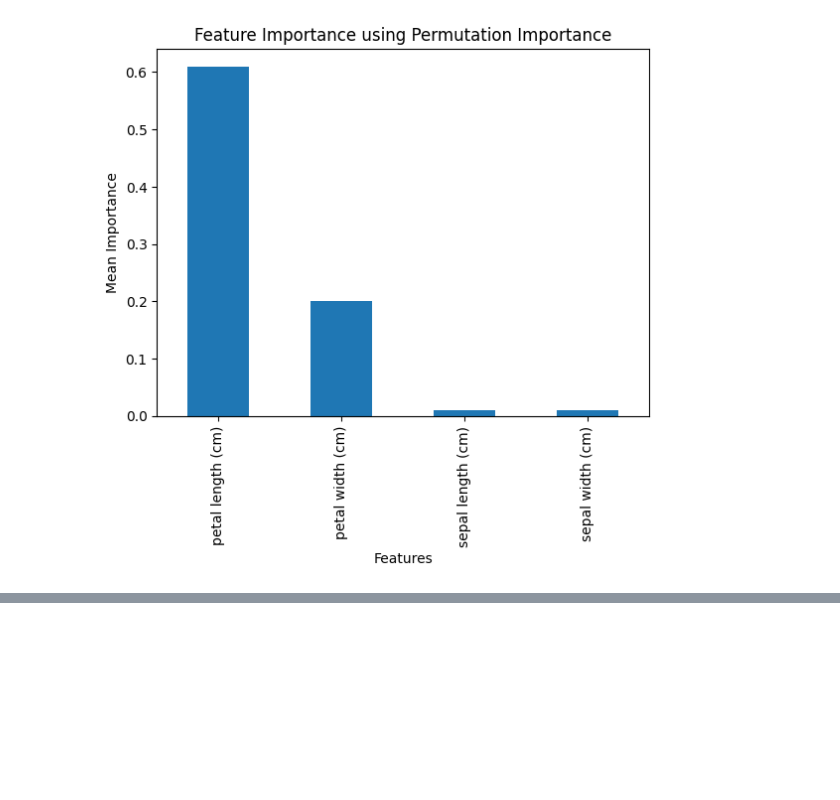
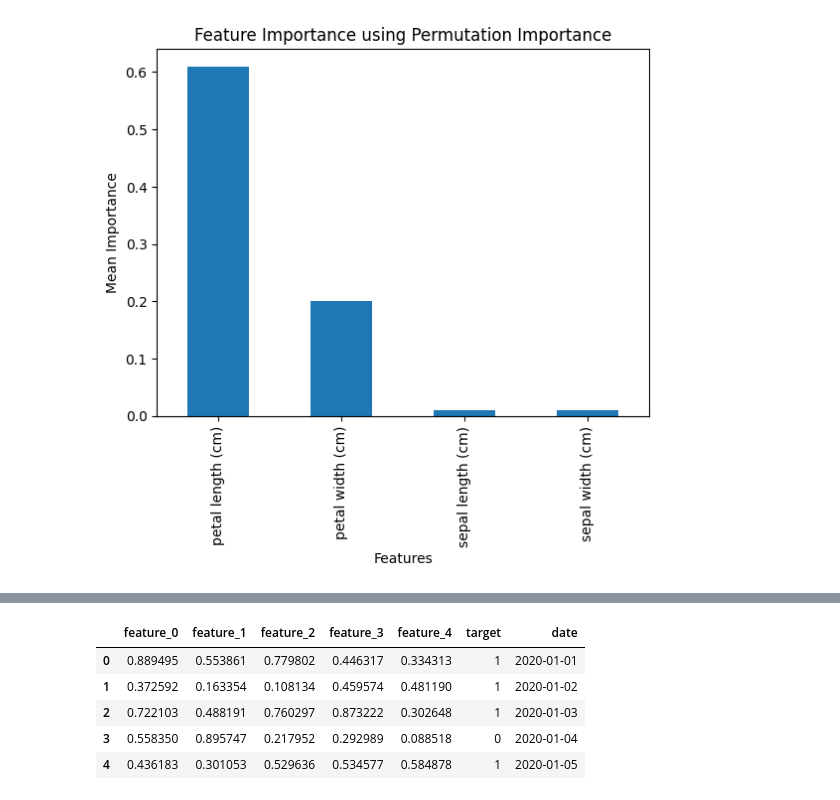
Before and after one commit to rahul8879/rbyte_ai_engineering, a Jupyter notebook: Machine_learning/01_knn_algorithm.ipynb, the cells around one changed output, grey strips where cells are left out. Cells and saved outputs as stored; diff of their text form; code cells hidden in the pictures; blank space fills up the shorter version.

```diff
--- a/Machine_learning/01_knn_algorithm.ipynb
+++ b/Machine_learning/01_knn_algorithm.ipynb
@@ -419,0 +535,11 @@ dtype: float64
+# %%
+# lets fill missing values with mean imputation
+df_filled = df_time.fillna(df_time.mean())
+df_filled.head()
+# %% [output]
+|  | feature_0 | feature_1 | feature_2 | feature_3 | feature_4 | target | date |
+| 0 | 0.889495 | 0.553861 | 0.779802 | 0.446317 | 0.334313 | 1 | 2020-01-01 |
+| 1 | 0.372592 | 0.163354 | 0.108134 | 0.459574 | 0.481190 | 1 | 2020-01-02 |
+| 2 | 0.722103 | 0.488191 | 0.760297 | 0.873222 | 0.302648 | 1 | 2020-01-03 |
+| 3 | 0.558350 | 0.895747 | 0.217952 | 0.292989 | 0.088518 | 0 | 2020-01-04 |
+| 4 | 0.436183 | 0.301053 | 0.529636 | 0.534577 | 0.584878 | 1 | 2020-01-05 |
```
Also changed, not shown: parts of 12 cells of this notebook, 4 other files.
